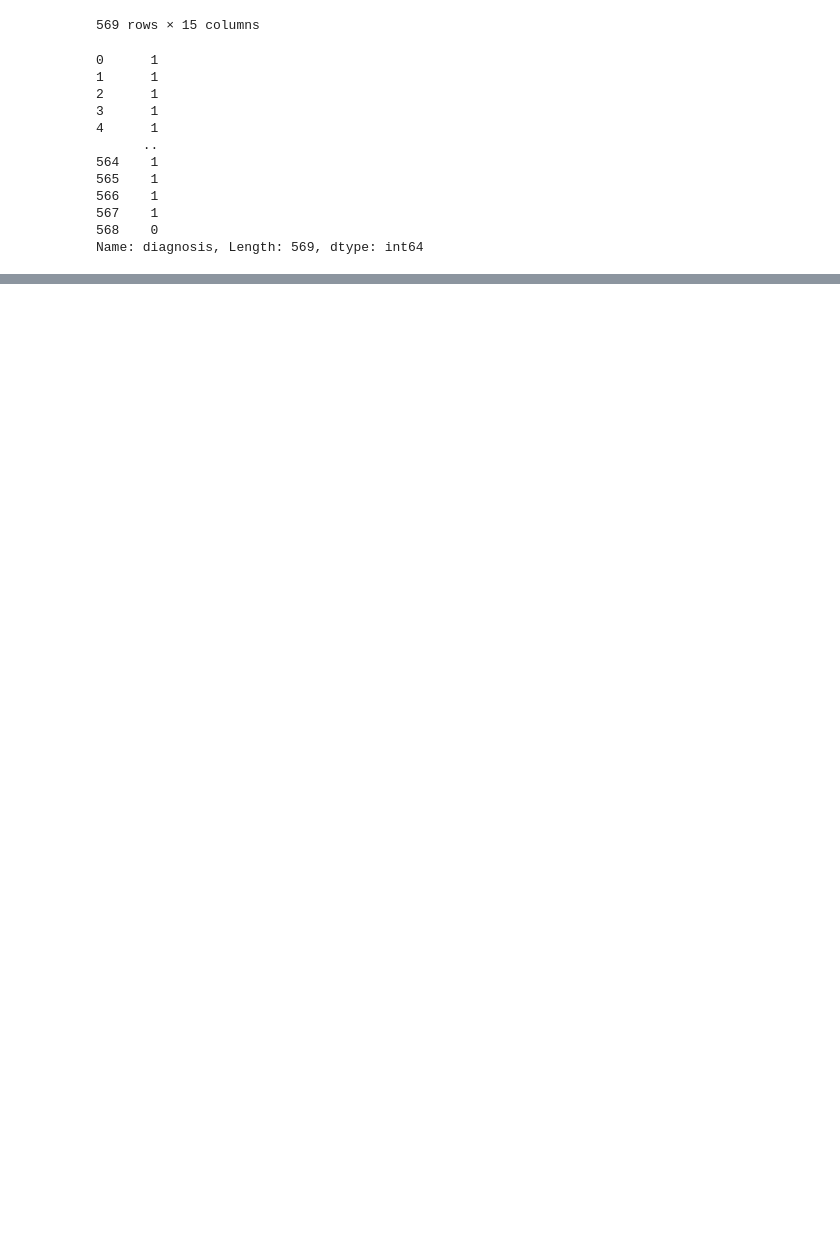
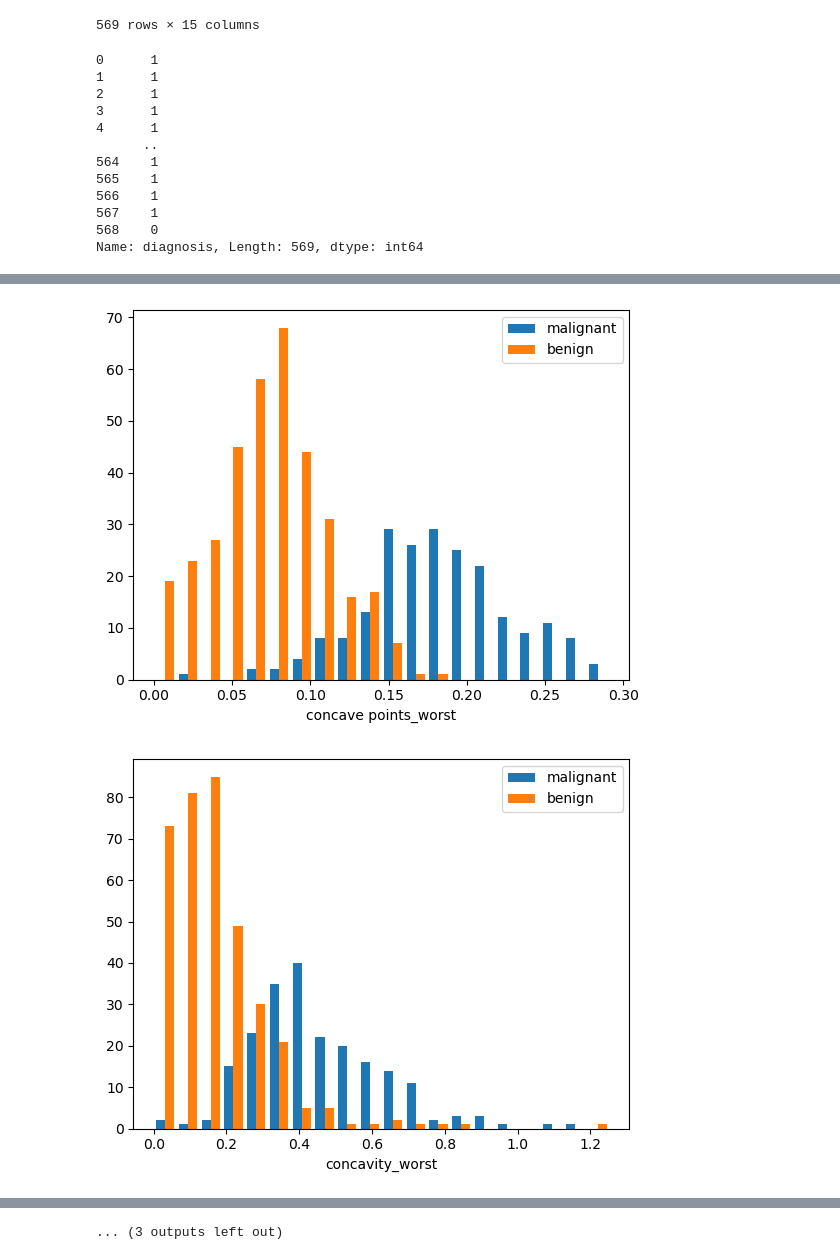
Before and after one commit to Virnirr/Breast-Cancer-Wisconsin-Machine-Learning, a Jupyter notebook: breast_cancer_prediction.ipynb, the cells around one changed output, grey strips where cells are left out. Cells and saved outputs as stored; diff of their text form; code cells hidden in the pictures; blank space fills up the shorter version.

```diff
--- a/breast_cancer_prediction.ipynb
+++ b/breast_cancer_prediction.ipynb
@@ -117,0 +135,12 @@ train_features, test_features, train_targets, test_targets = train_test_split(X,
+# %%
+for x in top_features[::-1]:
+    X_hist1 = df[[x, 'diagnosis']]
+    X_hist1_1 = X_hist1[X_hist1['diagnosis'] == 'M'][[x]].stack()
+    X_hist1_2 = X_hist1[X_hist1['diagnosis'] == 'B'][[x]].stack()
+    plt.hist([X_hist1_1, X_hist1_2], bins=20)
+    plt.xlabel(x)
+    plt.legend(['malignant', 'benign'])
+    plt.show()
+# %% [output]
+[figure, added]
+[figure, added]
@@ -118,3 +157,4 @@ train_features, test_features, train_targets, test_targets = train_test_split(X,
+... (3 outputs left out)
 # %%
 hyperparameters = [
     {'penalty' : ['l1', 'l2', 'elasticnet', 'none'],
```
Also changed, not shown: parts of 9 cells of this notebook.
